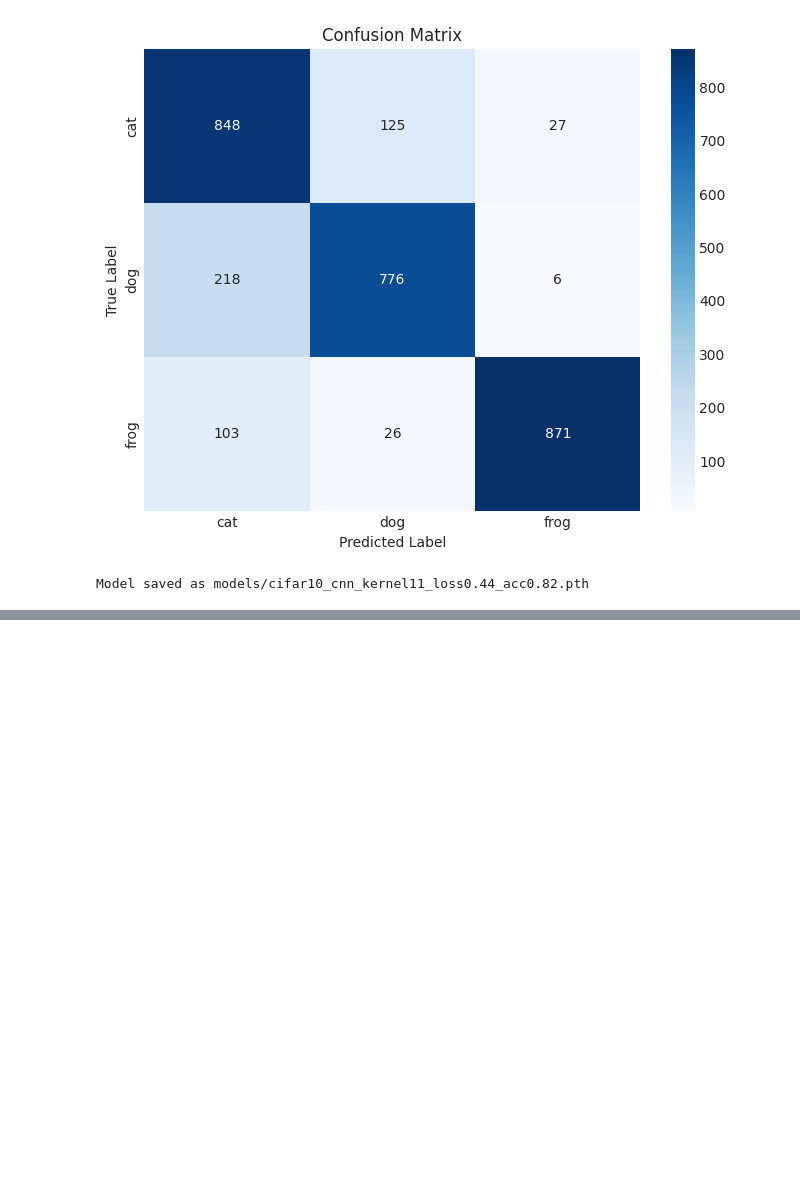
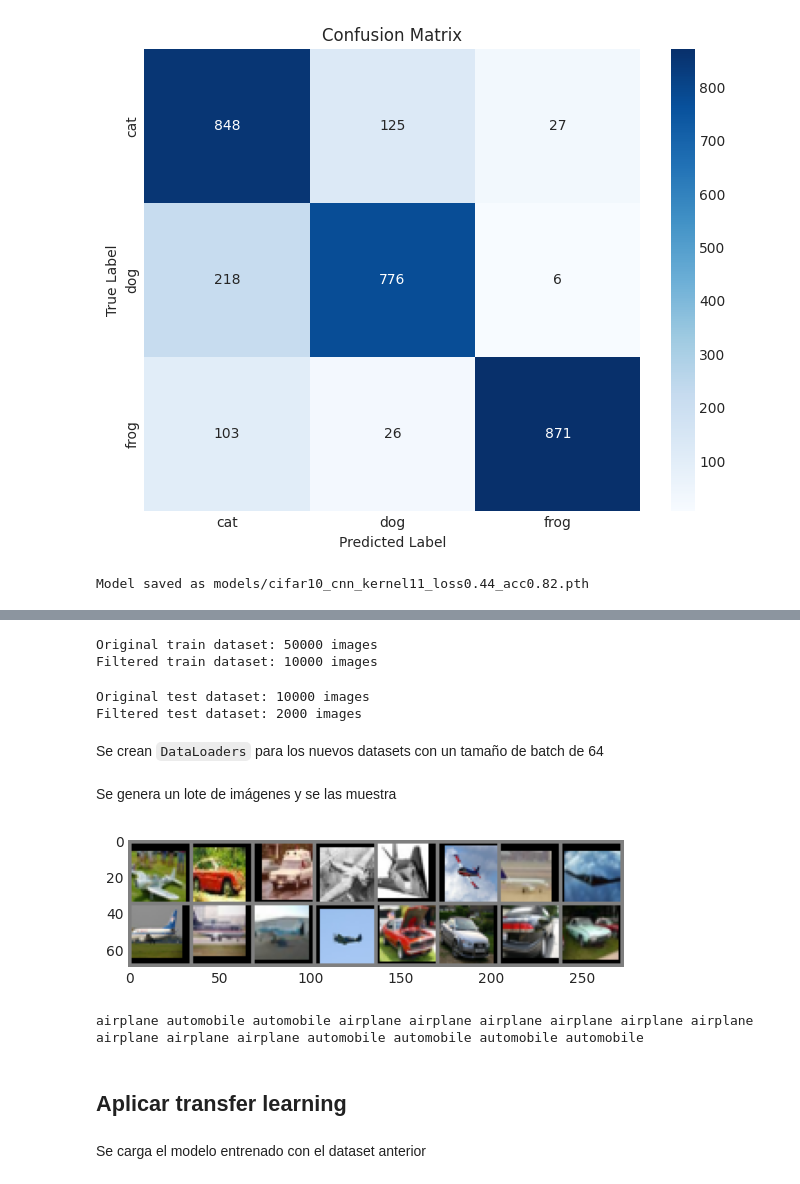
Before and after one commit to ChristianConchari/tp2_deep_learning, a Jupyter notebook: CONCHARI_CHRISTIAN_DL_Examen_ABRIL_2024.ipynb, the cells around one changed output, grey strips where cells are left out. Drawn from its saved outputs; the diff is of its cells as text; code cells hidden in the pictures; blank space fills up the shorter version.

Commit message:
feat: Add transfer learning

```diff
--- a/CONCHARI_CHRISTIAN_DL_Examen_ABRIL_2024.ipynb
+++ b/CONCHARI_CHRISTIAN_DL_Examen_ABRIL_2024.ipynb
@@ -149,6 +149,8 @@ def imshow(img):
   # Transpose the dimensions and display the image
   plt.imshow(np.transpose(npimg, (1, 2, 0)))
 
+  plt.grid(False)
+
   plt.show()
 # %% [markdown]
 Se genera un lote de imágenes y se las muestra
@@ -745,0 +762,4 @@ Model saved as models/cifar10_cnn_kernel11_loss0.44_acc0.82.pth
+# %%
+classes = original_train_dataset.classes
+selected_classes = ['airplane', 'automobile']
+selected_class_indices = [classes.index(cls) for cls in selected_classes]
@@ -745,0 +768,3 @@ Model saved as models/cifar10_cnn_kernel11_loss0.44_acc0.82.pth
+# %%
+filtered_train_dataset = FilteredDataset(original_train_dataset, selected_class_indices)
+filtered_test_dataset = FilteredDataset(original_test_dataset, selected_class_indices)
@@ -745,0 +773,38 @@ Model saved as models/cifar10_cnn_kernel11_loss0.44_acc0.82.pth
+# %%
+print(f'Original train dataset: {len(original_train_dataset)} images')
+print(f'Filtered train dataset: {len(filtered_train_dataset)} images')
+# %% [output]
+Original train dataset: 50000 images
+Filtered train dataset: 10000 images
+# %%
+print(f'Original test dataset: {len(original_test_dataset)} images')
+print(f'Filtered test dataset: {len(filtered_test_dataset)} images')
+# %% [output]
+Original test dataset: 10000 images
+Filtered test dataset: 2000 images
+# %% [markdown]
+Se crean `DataLoaders` para los nuevos datasets con un tamaño de batch de 64
+# %%
+# Define the batch size
+batch_size = 16
+
+# Create DataLoaders for the new datasets
+trainloader = DataLoader(filtered_train_dataset, batch_size=batch_size, shuffle=True, num_workers=2)
+testloader = DataLoader(filtered_test_dataset, batch_size=batch_size, shuffle=False, num_workers=2)
+# %% [markdown]
+Se genera un lote de imágenes y se las muestra
+# %%
+# Get a batch of training images
+dataiter = iter(trainloader)
+images, labels = next(dataiter)
+
+# Display images from the batch
+imshow(torchvision.utils.make_grid(images))
+print(' '.join(f'{selected_classes[labels[j]]}' for j in range(batch_size)))
+# %% [output]
+[figure, added]
+airplane automobile automobile airplane airplane airplane airplane airplane airplane airplane airplane airplane automobile automobile automobile automobile
+# %% [markdown]
+## Aplicar transfer learning
+# %% [markdown]
+Se carga el modelo entrenado con el dataset anterior
```
Also changed, not shown: parts of 16 cells of this notebook, 1 other file.
